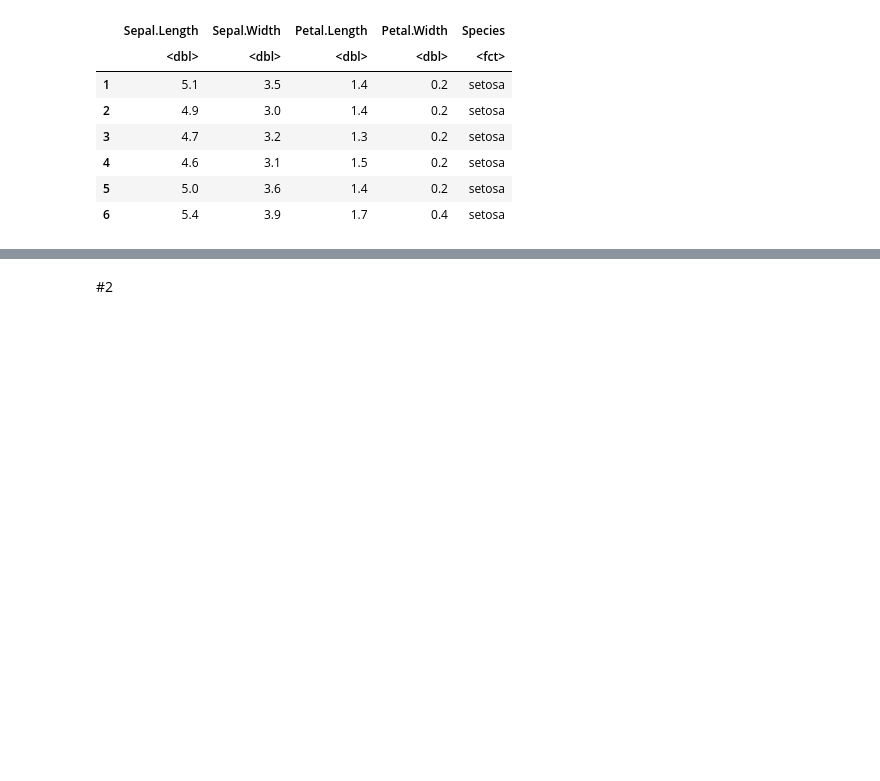
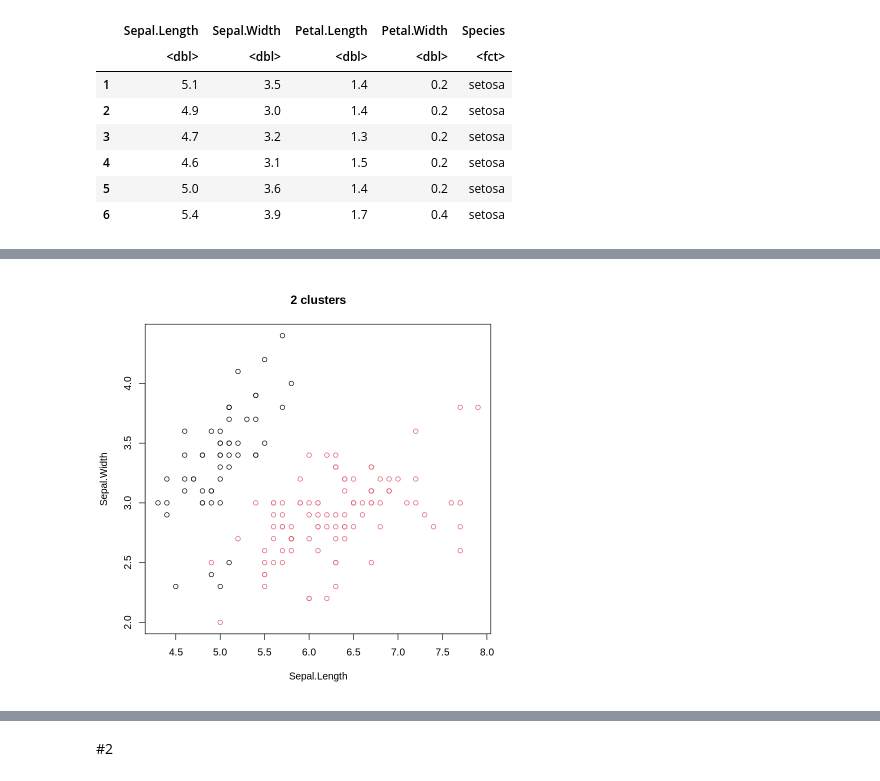
Before and after one commit to Viktory4121/MME, a Jupyter notebook: lab3.ipynb, the cells around one changed output, grey strips where cells are left out. Cells and saved outputs as stored; diff of their text form; code cells hidden in the pictures; blank space fills up the shorter version.

```diff
--- a/lab3.ipynb
+++ b/lab3.ipynb
@@ -7,11 +7,13 @@ library(datasets)
 data <- iris
 head(data)
 
-coding_categ_data <- function(data) {
-  new_data <- transform(data, Species = as.numeric(as.factor(Species)))
-  return(new_data)
-}
-cdata <- coding_categ_data(data)
+part_data <- data[1:4]
+
+#coding_categ_data <- function(data) {
+#  new_data <- transform(data, Species = as.numeric(as.factor(Species)))
+#  return(new_data)
+#}
+#cdata <- coding_categ_data(data)
 # %% [output]
 A data.frame: 6 × 5
 |  | Sepal.Length | Sepal.Width | Petal.Length | Petal.Width | Species |
@@ -24,0 +30,3 @@ A data.frame: 6 × 5
+# %%
+model_kmeans <- kmeans(part_data, centers = 2, nstart = 1)
+print(model_kmeans)
@@ -24,0 +51,4 @@ A data.frame: 6 × 5
+# %%
+plot(part_data[c("Sepal.Length", "Sepal.Width")], col = model_kmeans$cluster, main = "2 clusters")
+# %% [output]
+[figure, added]
```
Also changed, not shown: parts of 46 cells of this notebook.
